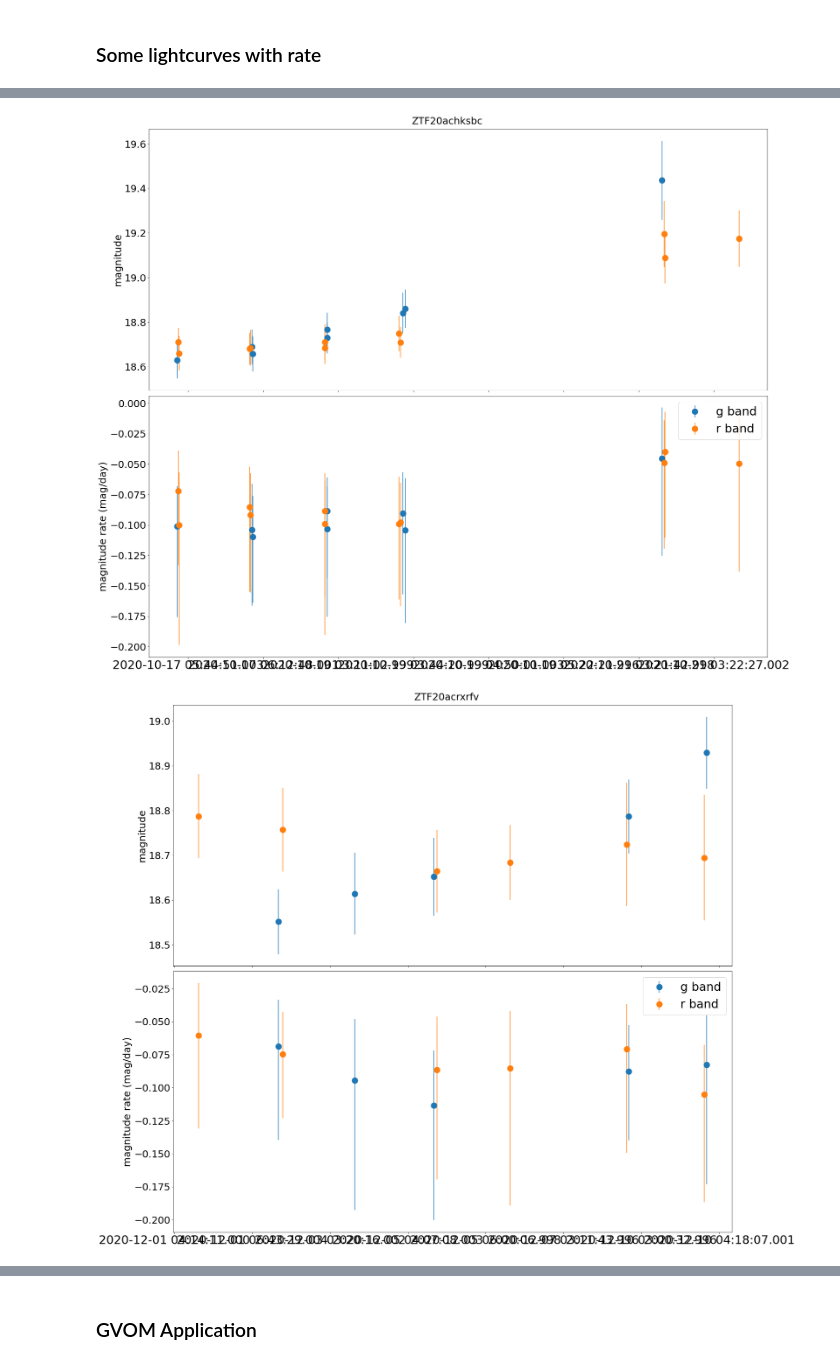
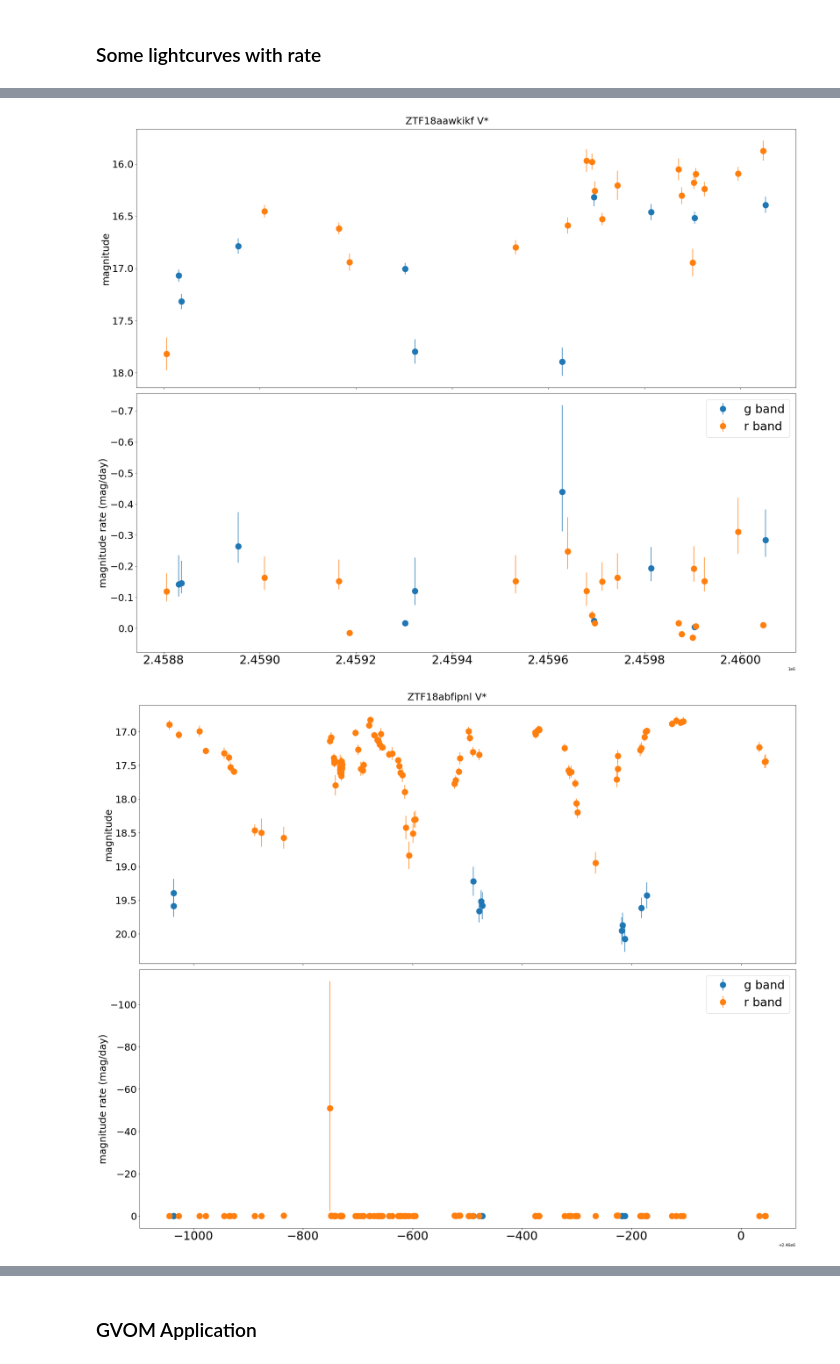
Before and after one commit to astrolabsoftware/fink-science, a Jupyter notebook: fink_science/fast_transient_rate/notebook/Fast_transient_rate_analysis.ipynb, the cells around one changed output, grey strips where cells are left out. Drawn from its saved outputs; the diff is of its cells as text; code cells hidden in the pictures.

```diff
--- a/fink_science/fast_transient_rate/notebook/Fast_transient_rate_analysis.ipynb
+++ b/fink_science/fast_transient_rate/notebook/Fast_transient_rate_analysis.ipynb
@@ -231,11 +224,11 @@ SNIa = clean_rate[clean_rate["fink_class"] == "Early SN Ia candidate"]
 # %%
-nalert = SNIa.groupby("objectId").count().reset_index()
-sample_SNIa = nalert[nalert["fink_class"] > 10]["objectId"].sample(10)
+nalert = clean_rate.groupby("objectId").count().reset_index()
+sample_object = nalert[nalert["fink_class"] > 10]["objectId"].sample(10)
 # %%
 def plot_magnitude_and_rate(df):
     fig, (ax1, ax2) = plt.subplots(2, 1, figsize=(25, 20), sharex=True)
 
-    fig.suptitle(df["objectId"].values[0], y=0.99, fontsize=25)
+    fig.suptitle(df["objectId"].values[0] + " " + df["fink_class"].values[0], y=0.99, fontsize=25)
 
     for _filt, label_filt in [(1, "g band"), (2, "r band")]:
 
@@ -261,14 +254,16 @@ def plot_magnitude_and_rate(df):
 
     # plt.setp(ax2.get_xticklabels(), rotation=45, ha='right')
 
-    time = Time(df["jd"], format="jd")
-    ax2.set_xticklabels(time.iso)
+    # time = Time(df["jd"], format="jd")
+    # ax2.set_xticklabels(time.iso, rotation=45, ha='right')
 
     ax1.set_ylabel("magnitude", fontsize=25)
+    ax1.invert_yaxis()
     ax1.tick_params(axis="x", which="major", labelsize=30)
     ax1.tick_params(axis="y", which="major", labelsize=25)
 
     ax2.set_ylabel("magnitude rate (mag/day)", fontsize=25)
+    ax2.invert_yaxis()
     ax2.tick_params(axis="x", which="major", labelsize=30)
     ax2.tick_params(axis="y", which="major", labelsize=25)
 
@@ -278,5 +293,5 @@ def plot_magnitude_and_rate(df):
 # %%
-for objId in sample_SNIa:
-    sn_example = SNIa[SNIa["objectId"] == objId].sort_values("jd")
-    plot_magnitude_and_rate(sn_example)
+for objId in sample_object:
+    obj_example = clean_rate[clean_rate["objectId"] == objId].sort_values("jd")
+    plot_magnitude_and_rate(obj_example)
 # %% [output]
@@ -286,2 +301,2 @@ for objId in sample_SNIa:
-[figure, old version]
+[figure, new version]
-[figure, old version]
+[figure, new version]
```
Also changed, not shown: parts of 22 cells of this notebook, 2 other files.
